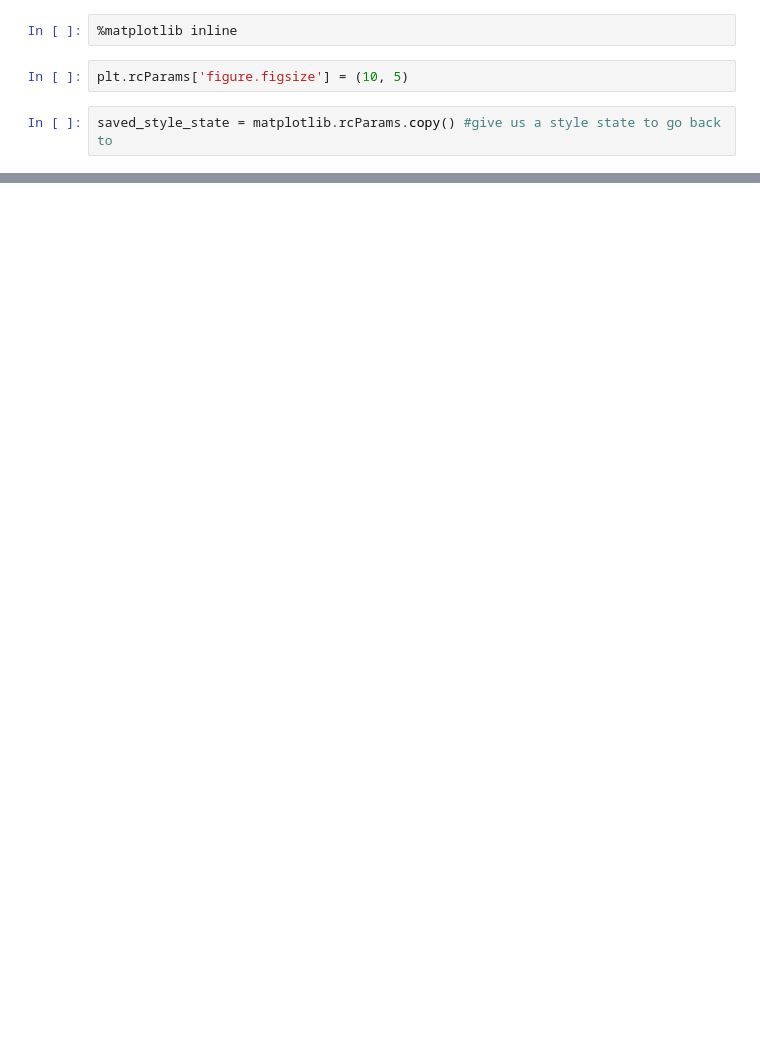
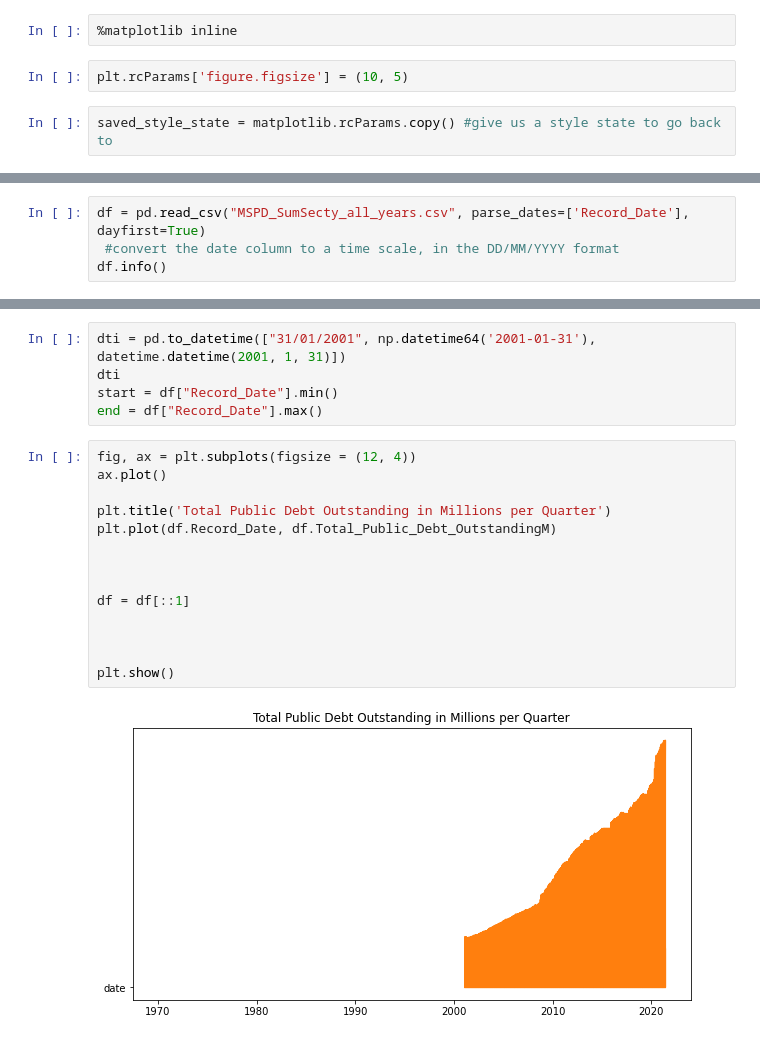
Before and after one commit to kierangraham-au/Data-Project-US-Debt, a Jupyter notebook: usdebt.ipynb, the cells around one changed output, grey strips where cells are left out. Cells and saved outputs as stored; diff of their text form; blank space fills up the shorter version.

```diff
--- a/usdebt.ipynb
+++ b/usdebt.ipynb
@@ -137,0 +174,4 @@ SyntaxError: cannot assign to function call (<ipython-input-38-370435479688>, li
+# %%
+df = pd.read_csv("MSPD_SumSecty_all_years.csv", parse_dates=['Record_Date'], dayfirst=True)
+ #convert the date column to a time scale, in the DD/MM/YYYY format
+df.info()
@@ -137,0 +207,21 @@ SyntaxError: cannot assign to function call (<ipython-input-38-370435479688>, li
+# %%
+dti = pd.to_datetime(["31/01/2001", np.datetime64('2001-01-31'), datetime.datetime(2001, 1, 31)])
+dti
+start = df["Record_Date"].min()
+end = df["Record_Date"].max()
+# %%
+fig, ax = plt.subplots(figsize = (12, 4))
+ax.plot()
+
+plt.title('Total Public Debt Outstanding in Millions per Quarter')
+plt.plot(df.Record_Date, df.Total_Public_Debt_OutstandingM)
+
+
+
+df = df[::1]
+
+
+
+plt.show()
+# %% [output]
+[figure, added]
```
Also changed, not shown: parts of 21 cells of this notebook.
